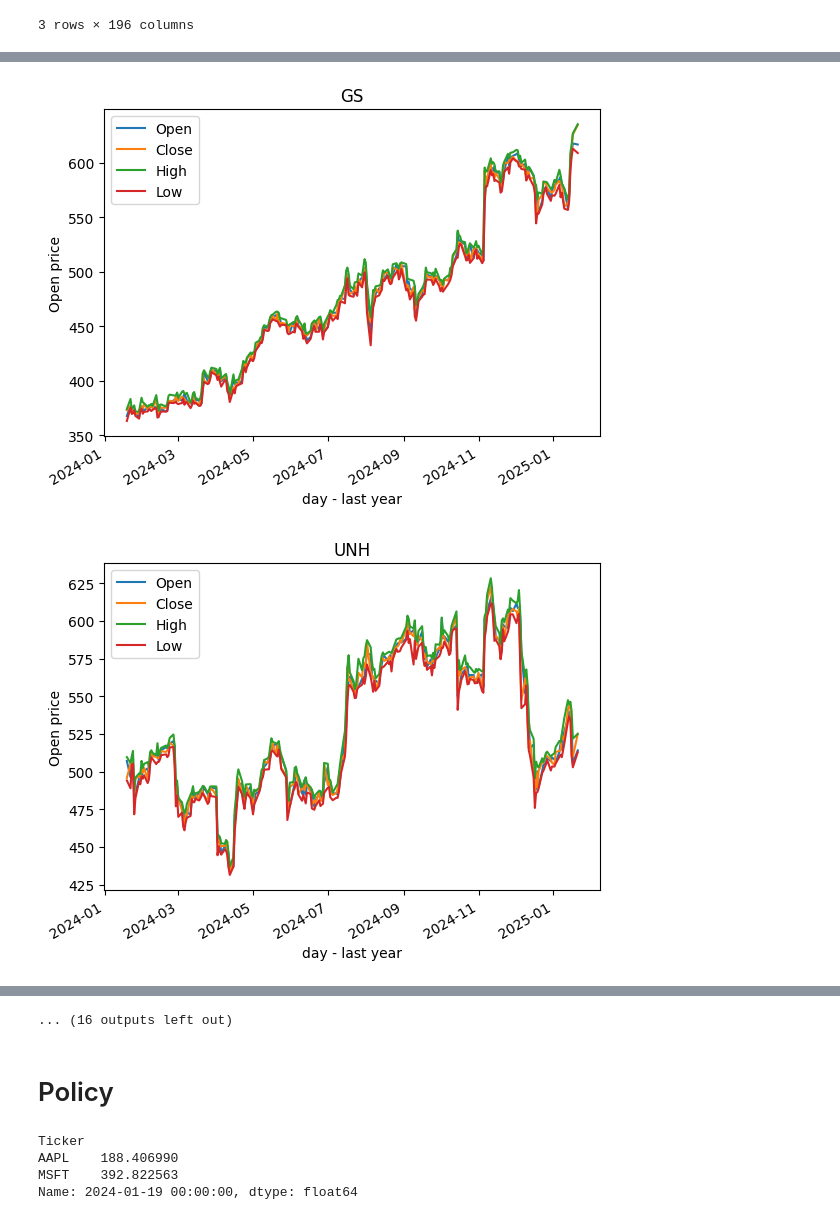
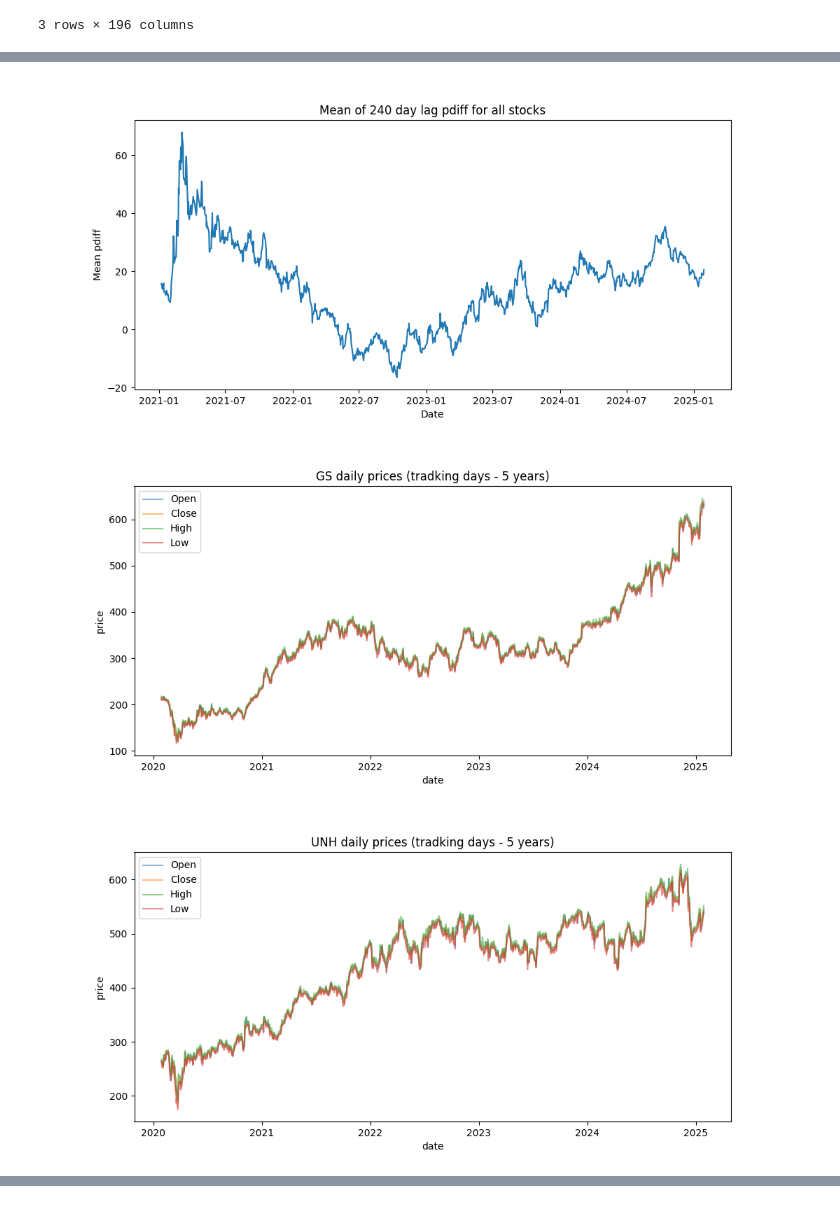
Before and after one commit to MrCartoonology/DayTradeAI, a Jupyter notebook: src/notebooks/eda.ipynb, the cells around one changed output, grey strips where cells are left out. Saved outputs shown, nothing was run; the diff lists cells and outputs as text; code cells hidden in the pictures.

```diff
--- a/src/notebooks/eda.ipynb
+++ b/src/notebooks/eda.ipynb
@@ -120,12 +118,26 @@ Name: 2024-01-18 00:00:00, Length: 210, dtype: float64
+# %%
+cols = [preprocess.get_feat_name(col=stock, feat='pdiff', anchor=0, lag=240) for stock in tickers]
+plt.figure(figsize=(11,5))
+plt.plot(df_preprocessed[cols].dropna().mean(axis=1))
+#mplcursors.cursor(line, hover=True)
+plt.title("Mean of 240 day lag pdiff for all stocks")
+plt.ylabel("Mean pdiff")
+plt.xlabel("Date")
+plt.show()
+# %% [output]
+[figure, added]
 # %%
-for stock in dtai.get_tickers('dowjones'):
-    for metric in ['Open', 'Close', 'High', 'Low']:
-        df_new.iloc[-252:][metric][stock].plot(label=metric)
-    plt.title(stock)
-    plt.xlabel('day - last year')
-    plt.ylabel('Open price')
+# sanity check stock price for a few stocks
+
+for stock in tickers[0:3]:
+    plt.figure(figsize=(11,5))
+    for tag in ['Open', 'Close', 'High', 'Low']:
+        plt.plot(df_raw[tag][stock], label=tag, alpha=0.5)
+    plt.title(f"{stock} daily prices (tradking days - 5 years)")
+    plt.xlabel("date")
+    plt.ylabel("price")
     plt.legend()
     plt.show()
 # %% [output]
-[figure, old version]
+[figure, new version]
-[figure, old version]
+[figure, new version]
@@ -142,10 +144,0 @@ for stock in dtai.get_tickers('dowjones'):
-... (16 outputs left out)
-# %% [markdown]
-# Policy
-# %%
-df_new['Open'][['AAPL', 'MSFT']].iloc[-252]
-# %% [output]
-Ticker
-AAPL    188.406990
-MSFT    392.822563
-Name: 2024-01-19 00:00:00, dtype: float64
```
Also changed, not shown: parts of 25 cells of this notebook, 6 other files.
